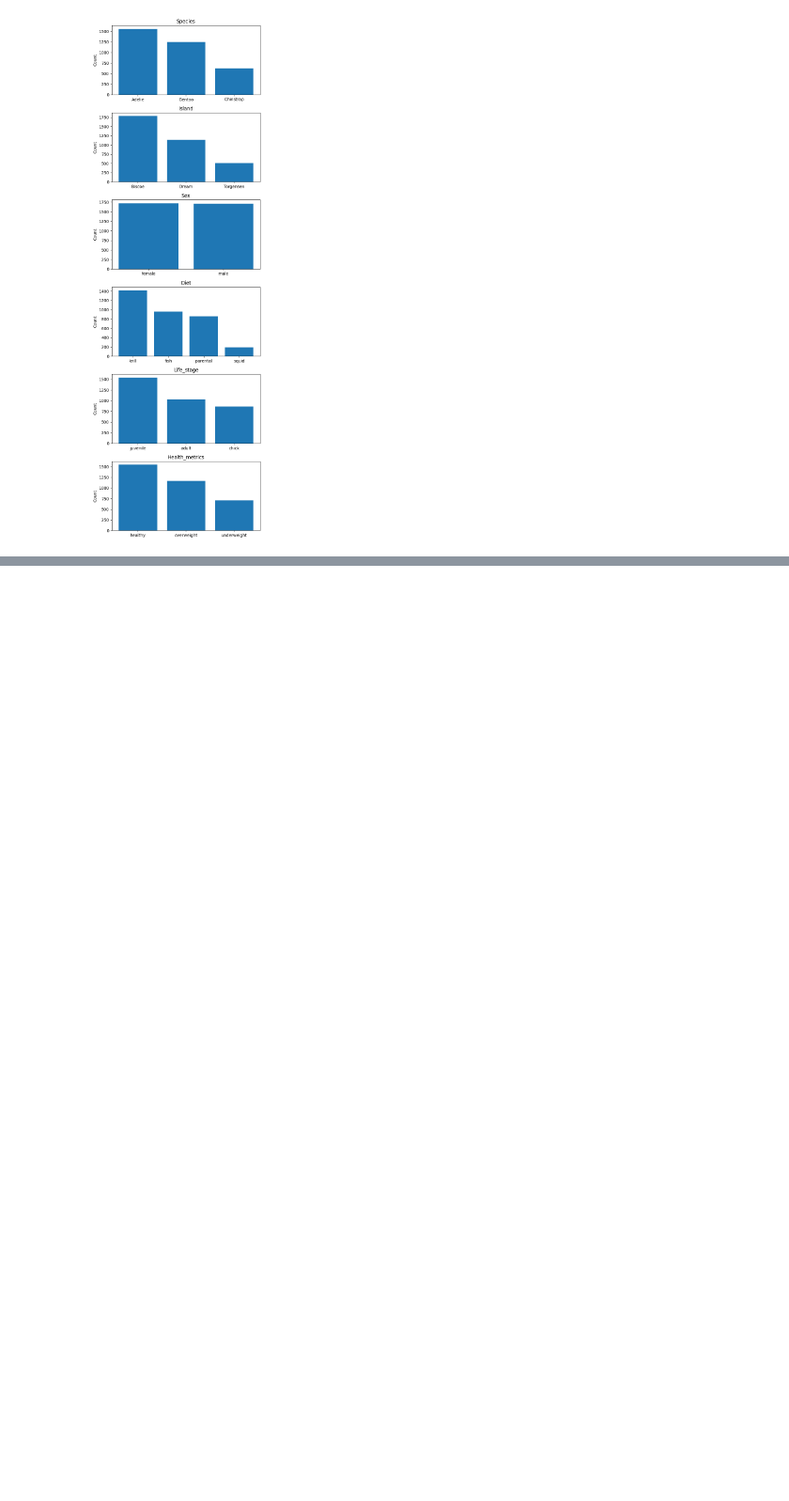
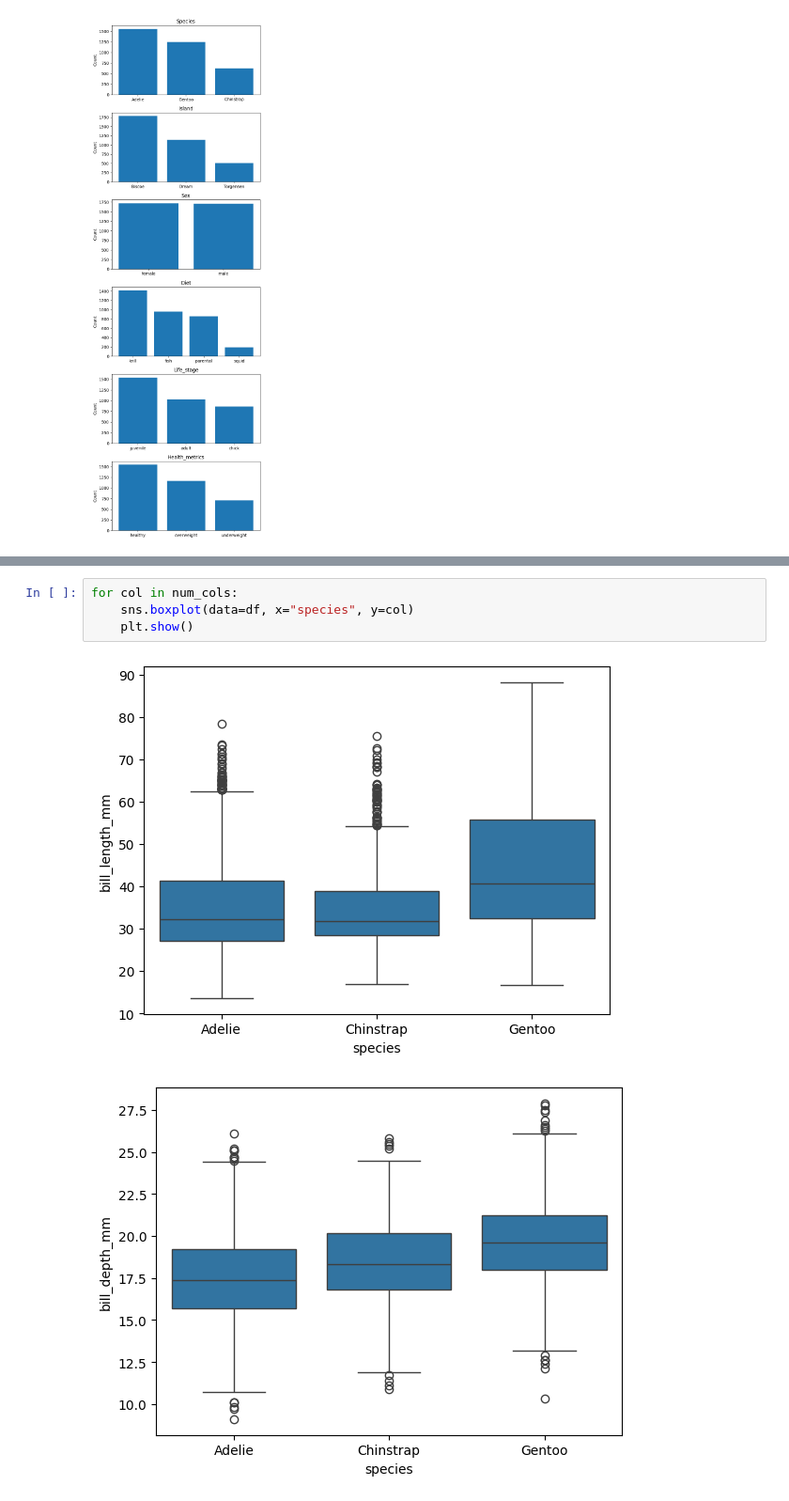
Before and after one commit to tb9757/Penguin-ML-Classification, a Jupyter notebook: jupyter_notebooks/1. ETL and EDA.ipynb, the cells around one changed output, grey strips where cells are left out. Shown at 94% size. Drawn from its saved outputs; the diff is of its cells as text; blank space fills up the shorter version.

```diff
--- a/jupyter_notebooks/1. ETL and EDA.ipynb
+++ b/jupyter_notebooks/1. ETL and EDA.ipynb
@@ -209,0 +232,7 @@ IndentationError: expected an indented block after 'try' statement on line 2 (55
+# %%
+for col in num_cols:
+    sns.boxplot(data=df, x="species", y=col)
+    plt.show()
+# %% [output]
+[figure, added]
+[figure, added]
```
Also changed, not shown: parts of 26 cells of this notebook.
